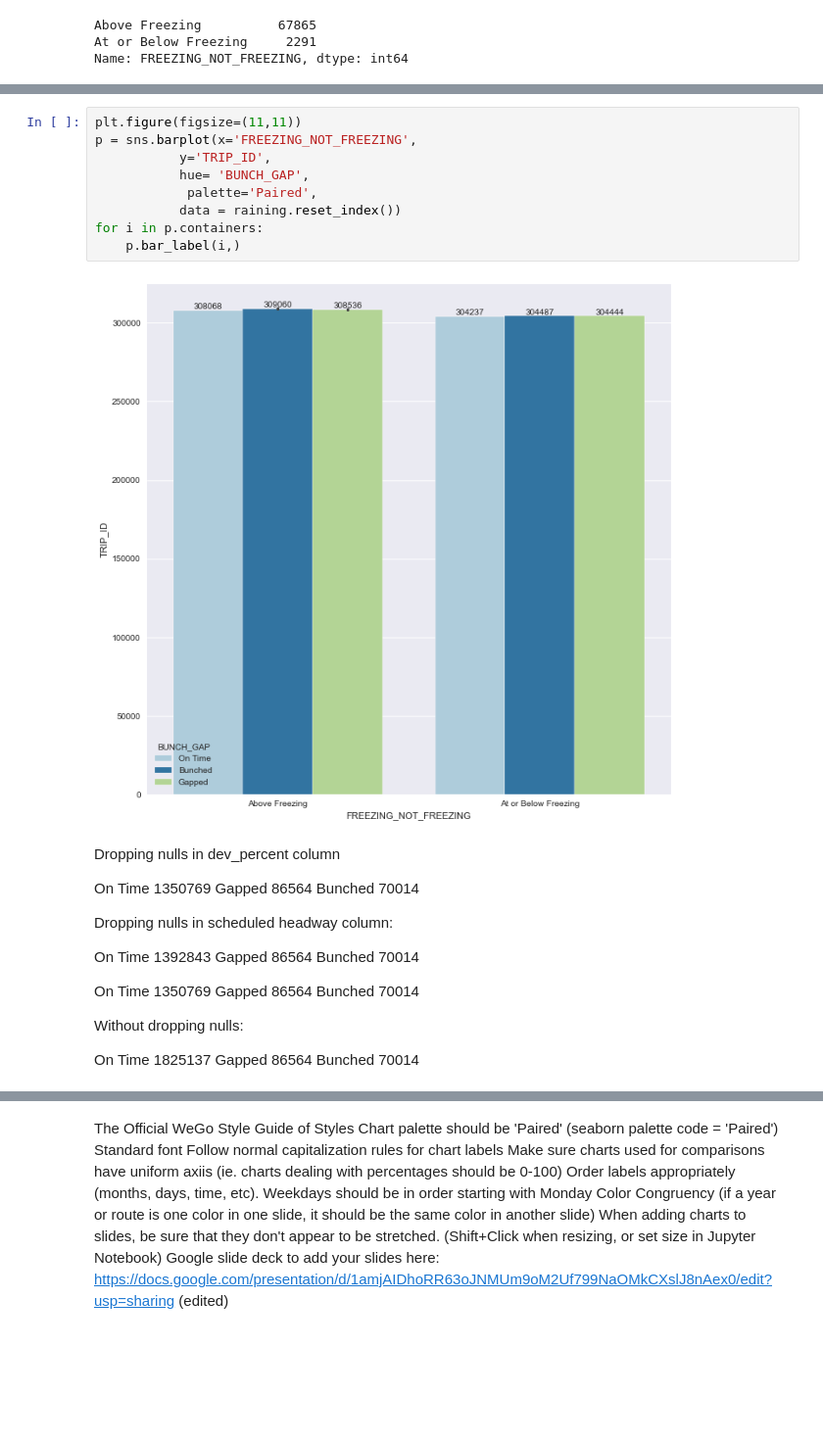
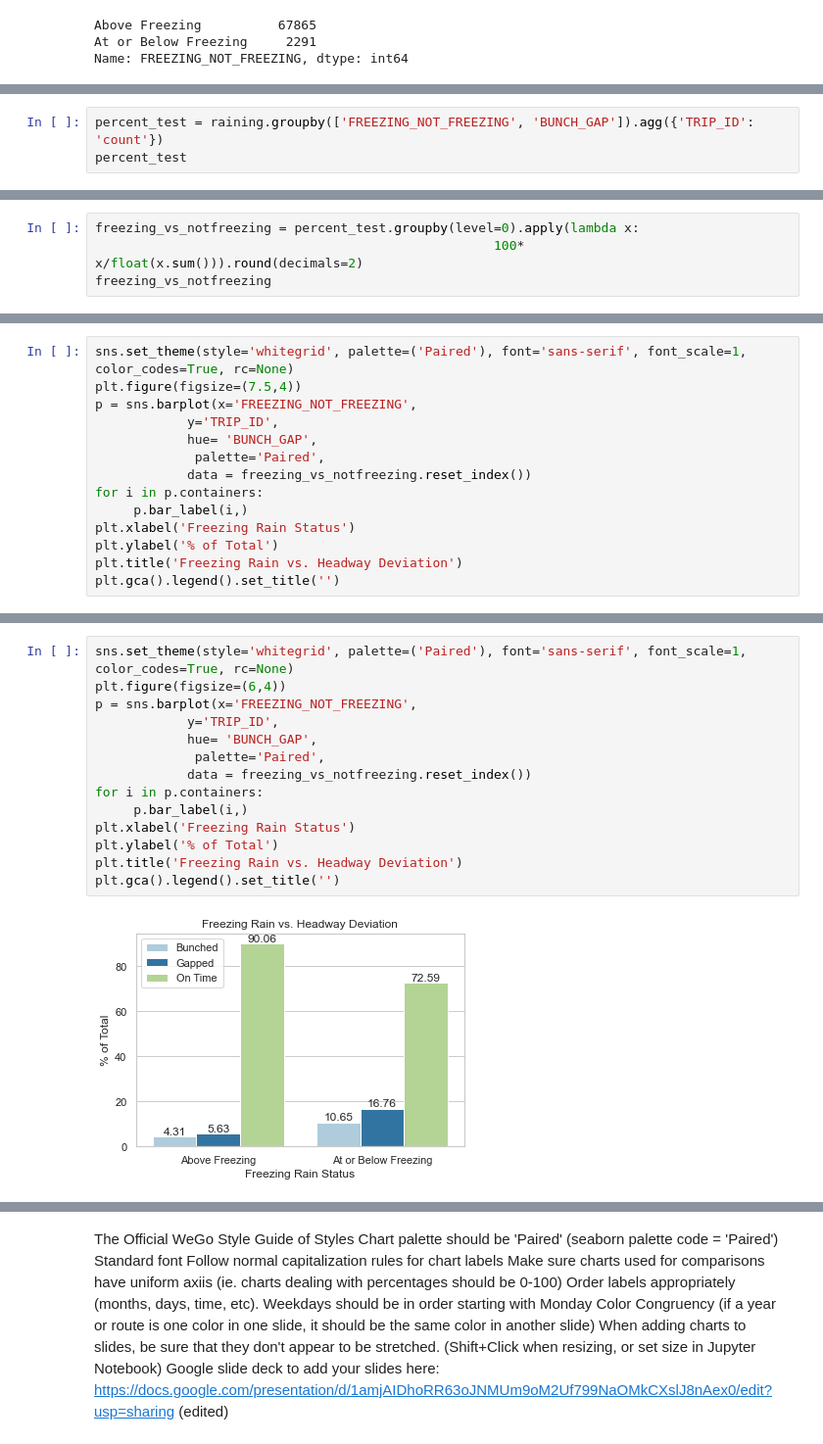
Before and after one commit to NSS-Data-Analytics-Cohort-7/wego-grumpy-concat, a Jupyter notebook: Notebooks/rwpartner_project_e.ipynb, the cells around one changed output, grey strips where cells are left out. Shown at 98% size. Cells and saved outputs as stored; diff of their text form; blank space fills up the shorter version.

```diff
--- a/Notebooks/rwpartner_project_e.ipynb
+++ b/Notebooks/rwpartner_project_e.ipynb
@@ -137,0 +143,3 @@ Name: FREEZING_NOT_FREEZING, dtype: int64
+# %%
+percent_test = raining.groupby(['FREEZING_NOT_FREEZING', 'BUNCH_GAP']).agg({'TRIP_ID': 'count'})
+percent_test
@@ -137,0 +155,4 @@ Name: FREEZING_NOT_FREEZING, dtype: int64
+# %%
+freezing_vs_notfreezing = percent_test.groupby(level=0).apply(lambda x:
+                                                    100* x/float(x.sum())).round(decimals=2)
+freezing_vs_notfreezing
@@ -137,0 +168,14 @@ Name: FREEZING_NOT_FREEZING, dtype: int64
+# %%
+sns.set_theme(style='whitegrid', palette=('Paired'), font='sans-serif', font_scale=1, color_codes=True, rc=None)
+plt.figure(figsize=(7.5,4))
+p = sns.barplot(x='FREEZING_NOT_FREEZING',
+            y='TRIP_ID',
+            hue= 'BUNCH_GAP',
+             palette='Paired',
+            data = freezing_vs_notfreezing.reset_index())
+for i in p.containers:
+     p.bar_label(i,)
+plt.xlabel('Freezing Rain Status')
+plt.ylabel('% of Total')
+plt.title('Freezing Rain vs. Headway Deviation')
+plt.gca().legend().set_title('')
@@ -138,33 +184,16 @@ Name: FREEZING_NOT_FREEZING, dtype: int64
 # %%
-plt.figure(figsize=(11,11))
+sns.set_theme(style='whitegrid', palette=('Paired'), font='sans-serif', font_scale=1, color_codes=True, rc=None)
+plt.figure(figsize=(6,4))
 p = sns.barplot(x='FREEZING_NOT_FREEZING',
-           y='TRIP_ID',
-           hue= 'BUNCH_GAP',
-            palette='Paired',
-           data = raining.reset_index())
+            y='TRIP_ID',
+            hue= 'BUNCH_GAP',
+             palette='Paired',
+            data = freezing_vs_notfreezing.reset_index())
 for i in p.containers:
-    p.bar_label(i,)
+     p.bar_label(i,)
+plt.xlabel('Freezing Rain Status')
+plt.ylabel('% of Total')
+plt.title('Freezing Rain vs. Headway Deviation')
+plt.gca().legend().set_title('')
 # %% [output]
-[figure, old version]
+[figure, new version]
-# %% [markdown]
-Dropping nulls in dev_percent column
-
-On Time    1350769
-Gapped       86564
-Bunched      70014
-
-Dropping nulls in scheduled headway column:
-
-On Time    1392843
-Gapped       86564
-Bunched      70014
-
-On Time    1350769
-Gapped       86564
-Bunched      70014
-
-Without dropping nulls:
-
-On Time    1825137
-Gapped       86564
-Bunched      70014
```
Also changed, not shown: parts of 29 cells of this notebook.
